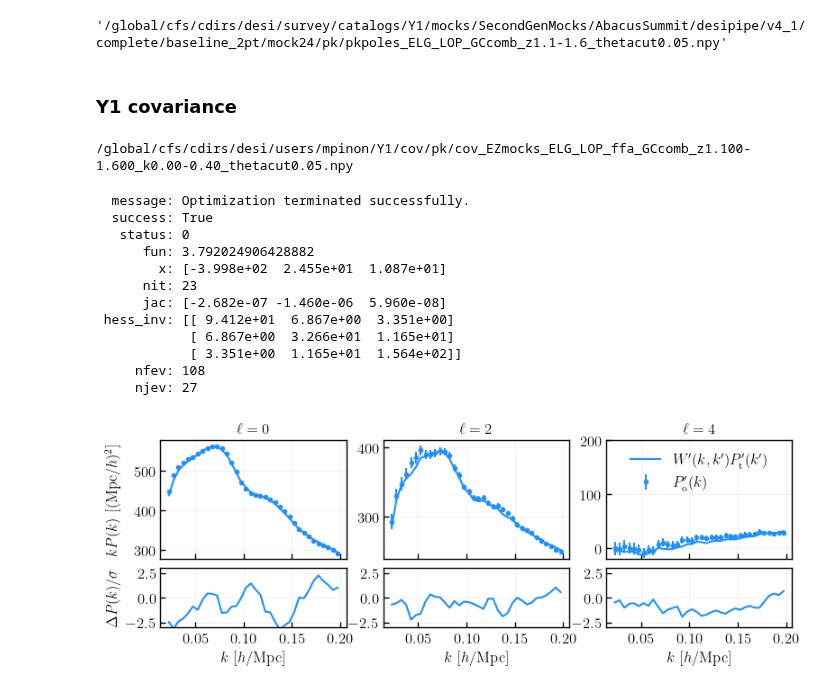
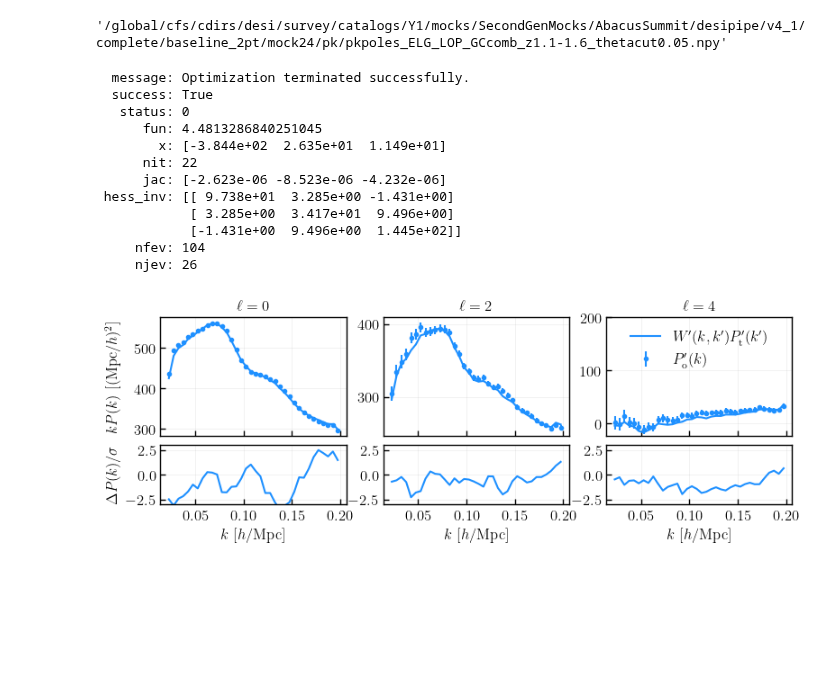
Before and after one commit to mathildepinon/desi-fiber-collisions, a Jupyter notebook: nb/window_rotation_validation.ipynb, the cells around one changed output. Cells and saved outputs as stored; diff of their text form; code cells hidden in the pictures; blank space fills up the shorter version.

```diff
--- a/nb/window_rotation_validation.ipynb
+++ b/nb/window_rotation_validation.ipynb
@@ -150,42 +182,17 @@ elif source == 'local':
     fn.set_default_config(mockgen=catalog, tracer=tracer, region=region, completeness=completeness)
     fn.update(cellsize=6)
 
-cutsky_pk = load_poles_list([fn.get_path(realization=imock, rpcut=rpcut, thetacut=thetacut, zrange=zrange) for imock in range(25)], xlim={ell: (0, 0.4, 0.005) for ell in ells})
+cutsky_pk = load_poles_list([fn.get_path(realization=imock, rpcut=rpcut, thetacut=thetacut, zrange=zrange) for imock in range(25)], xlim={ell: krange for ell in ells})
 # %%
 fn.get_path()
 # %% [output]
 '/global/cfs/cdirs/desi/survey/catalogs/Y1/mocks/SecondGenMocks/AbacusSummit/desipipe/v4_1/complete/baseline_2pt/mock24/pk/pkpoles_ELG_LOP_GCcomb_z1.1-1.6_thetacut0.05.npy'
 # %%
-mask = (np.arange(0, 0.4, 0.005) >= krange[0]) & (np.arange(0, 0.4, 0.005) < krange[1])
-mask_flat = np.concatenate((mask, )*len(ells))
-
 cutsky_pk_new = np.matmul(mmatrix, cutsky_pk['data'].flatten()).reshape((len(ells), len(cutsky_pk['data'].flatten())//len(ells)))
-cutsky_pk_new = cutsky_pk_new[:, mask]
-# %% [markdown]
-### Y1 covariance
-# %%
-from cov_utils import truncate_cov, get_EZmocks_covariance
-#cov_fn = '/global/cfs/cdirs/desi/users/mpinon/Y1/cov/cov_gaussian_pre_ELG_LOPnotqso_{}_{:.1f}_{:.1f}_default_FKP_lin.txt'.format(region, zrange[0], zrange[1])
-#cov = np.loadtxt(cov_fn)
-#cov = truncate_cov(cov, kinit=np.arange(0., 0.4, 0.005), kfinal=np.arange(*krange))
-
-cov_fn = '/global/cfs/cdirs/desi/users/mpinon/Y1/cov/pk/cov_EZmocks_{}_ffa_{}_z{:.3f}-{:.3f}_k{:.2f}-{:.2f}{}.npy'.format(tracer[:7], region, zrange[0], zrange[1], 0, 0.4, '_thetacut{:.2f}'.format(thetacut) if thetacut else '')
-if not os.path.isfile(cov_fn):
-    cov = get_EZmocks_covariance(stat='pkpoles', tracer=tracer, region=region, zrange=zrange, completeness='ffa', ells=(0, 2, 4), select=(0, 0.4, 0.005), rpcut=rpcut, thetacut=thetacut, return_x=False)
-else:
-    cov = np.load(cov_fn)
-covnew = mmatrix.dot(cov)
-covnew = truncate_cov(covnew, kinit=np.arange(0., 0.4, 0.005), kfinal=np.arange(*krange))
-
-stdY1 = np.sqrt(np.diag(covnew)).reshape((3, len(covnew[0])//3))
-# %%
-print(cov_fn)
-# %% [output]
-/global/cfs/cdirs/desi/users/mpinon/Y1/cov/pk/cov_EZmocks_ELG_LOP_ffa_GCcomb_z1.100-1.600_k0.00-0.40_thetacut0.05.npy
 # %%
 def chi2(m):
-    precmatrix = np.linalg.inv(covnew)
-    r = (wm_pk - cutsky_pk_new + (m.dot(mo[:, mask_flat])).reshape(wm_pk.shape)).flatten()
+    precmatrix = np.linalg.inv(cov)
+    r = (wm_pk - cutsky_pk_new + (m.dot(mo)).reshape(wm_pk.shape)).flatten()
     res = r.T.dot(precmatrix.dot(r))
     return res
 
@@ -194,42 +201,42 @@ from scipy.optimize import minimize
 minimizer = minimize(chi2, x0=np.array([1, 1, 1]))
 print(minimizer)
 m = minimizer.x
-mmo = (m.dot(mo[:, mask_flat])).reshape(wm_pk.shape)
+mmo = (m.dot(mo)).reshape(wm_pk.shape)
 # %% [output]
   message: Optimization terminated successfully.
   success: True
    status: 0
-      fun: 3.792024906428882
-        x: [-3.998e+02  2.455e+01  1.087e+01]
-      nit: 23
-      jac: [-2.682e-07 -1.460e-06  5.960e-08]
- hess_inv: [[ 9.412e+01  6.867e+00  3.351e+00]
-            [ 6.867e+00  3.266e+01  1.165e+01]
-            [ 3.351e+00  1.165e+01  1.564e+02]]
-     nfev: 108
-     njev: 27
+      fun: 4.4813286840251045
+        x: [-3.844e+02  2.635e+01  1.149e+01]
+      nit: 22
+      jac: [-2.623e-06 -8.523e-06 -4.232e-06]
+ hess_inv: [[ 9.738e+01  3.285e+00 -1.431e+00]
+            [ 3.285e+00  3.417e+01  9.496e+00]
+            [-1.431e+00  9.496e+00  1.445e+02]]
+     nfev: 104
+     njev: 26
 # %%
 plt.rcParams["figure.autolayout"] = False
 fig, axes = plt.subplots(2, 3, figsize=(8, 3), sharey=False, sharex=True, gridspec_kw={'height_ratios': [4, 2]})
 
 for ill, ell in enumerate(ells):
-    axes[0][ill].errorbar(cutsky_pk['k'][ill][mask], cutsky_pk['k'][ill][mask] * cutsky_pk_new[ill], cutsky_pk['k'][ill][mask]*stdY1[ill]/5, color='C0', marker='.', ls='', label=r'$P^{\prime}_{\mathrm{o}}(k)$')
+    axes[0][ill].errorbar(cutsky_pk['k'][ill], cutsky_pk['k'][ill] * cutsky_pk_new[ill], cutsky_pk['k'][ill]*stdY1[ill]/5, color='C0', marker='.', ls='', label=r'$P^{\prime}_{\mathrm{o}}(k)$')
     axes[0][ill].plot(wm.xout[ill], wm.xout[ill] * (wm_pk[ill] + mmo[ill]), color='C0', label=r'$W^{\prime}(k, k^{\prime}) P^{\prime}_{\mathrm{t}}(k^{\prime})$')
     axes[0][ill].set_title(r'$\ell={}$'.format(ell))
     #axes[0][ill].set_ylim(ymin=0)
 
     axes[1][ill].plot(wm.xout[ill], (wm_pk[ill] + mmo[ill] - cutsky_pk_new[ill])/(stdY1[ill]/5), color='C0')
     axes[1][ill].set_xlabel(r'$k$ [$h$/Mpc]')
     axes[1][ill].set_ylim((-3, 3))
 
 axes[0][2].set_ylim(ymax=200)
 axes[0][0].set_ylabel(r'$k P(k)$ [$(\mathrm{Mpc}/h)^{2}$]')
 axes[1][0].set_ylabel(r'$\Delta P(k) / \sigma$')
 axes[0][2].legend(loc='upper center')
 fig.align_ylabels()
 plt.tight_layout()
 plt.subplots_adjust(wspace=0.2, hspace=0.1)
 plt.savefig(os.path.join(plots_dir, version, cubicsource, 'window_sculpt_validation_{}mocks{}_{}cut{:.2f}_{}_{}_z{:.2f}-{:.2f}_ktmax{}.pdf'.format(len(imocks), '_ffa' if completeness=='ffa' else '_complete' if completeness else '_altmtl', 'rp' if rpcut else 'theta', max(rpcut, thetacut), tracer, region, zrange[0], zrange[1], ktmax)), dpi=200)
 plt.show()
 # %% [output]
-[figure, old version]
+[figure, new version]
```
Also changed, not shown: parts of 6 cells of this notebook.
